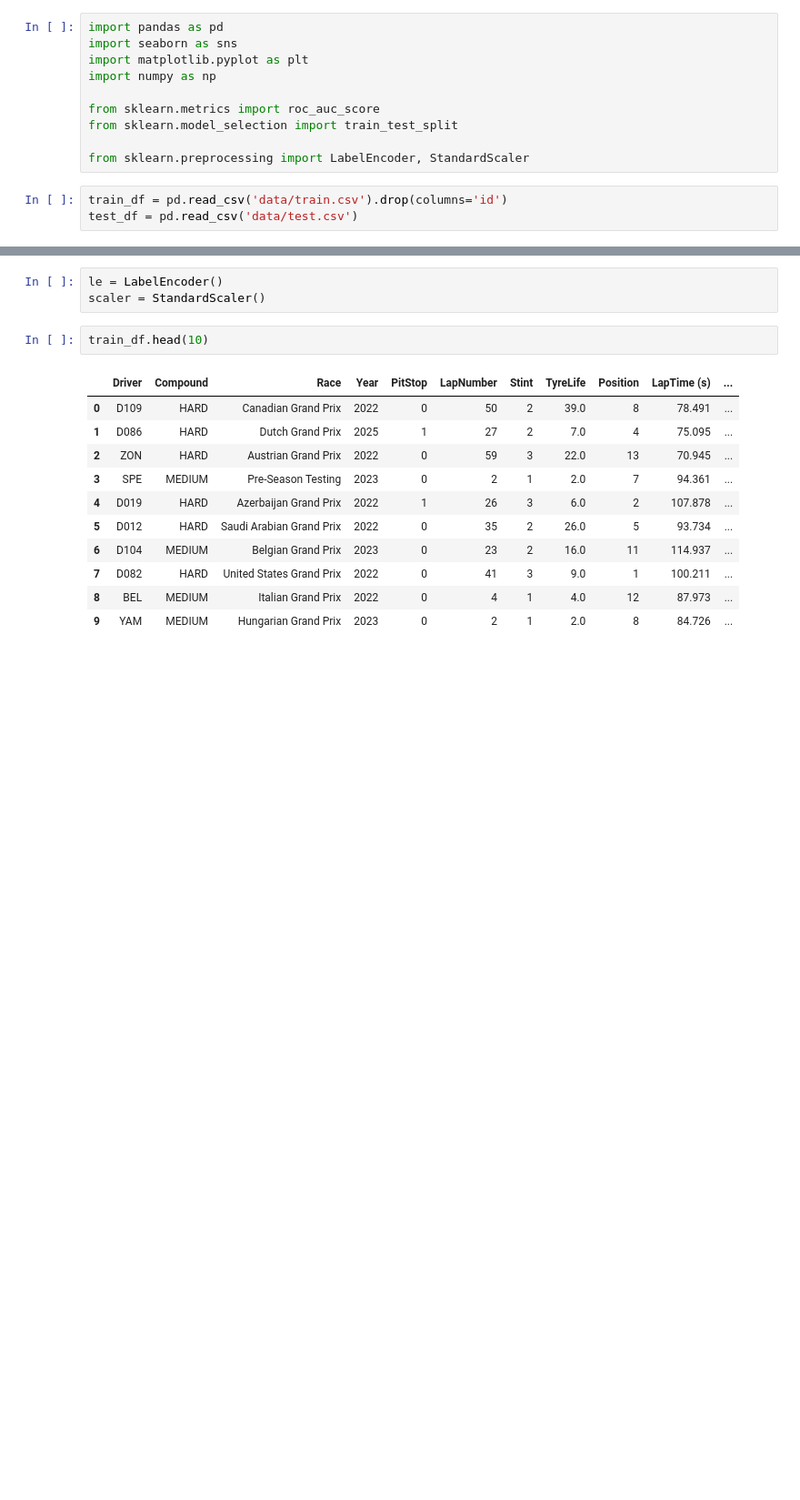
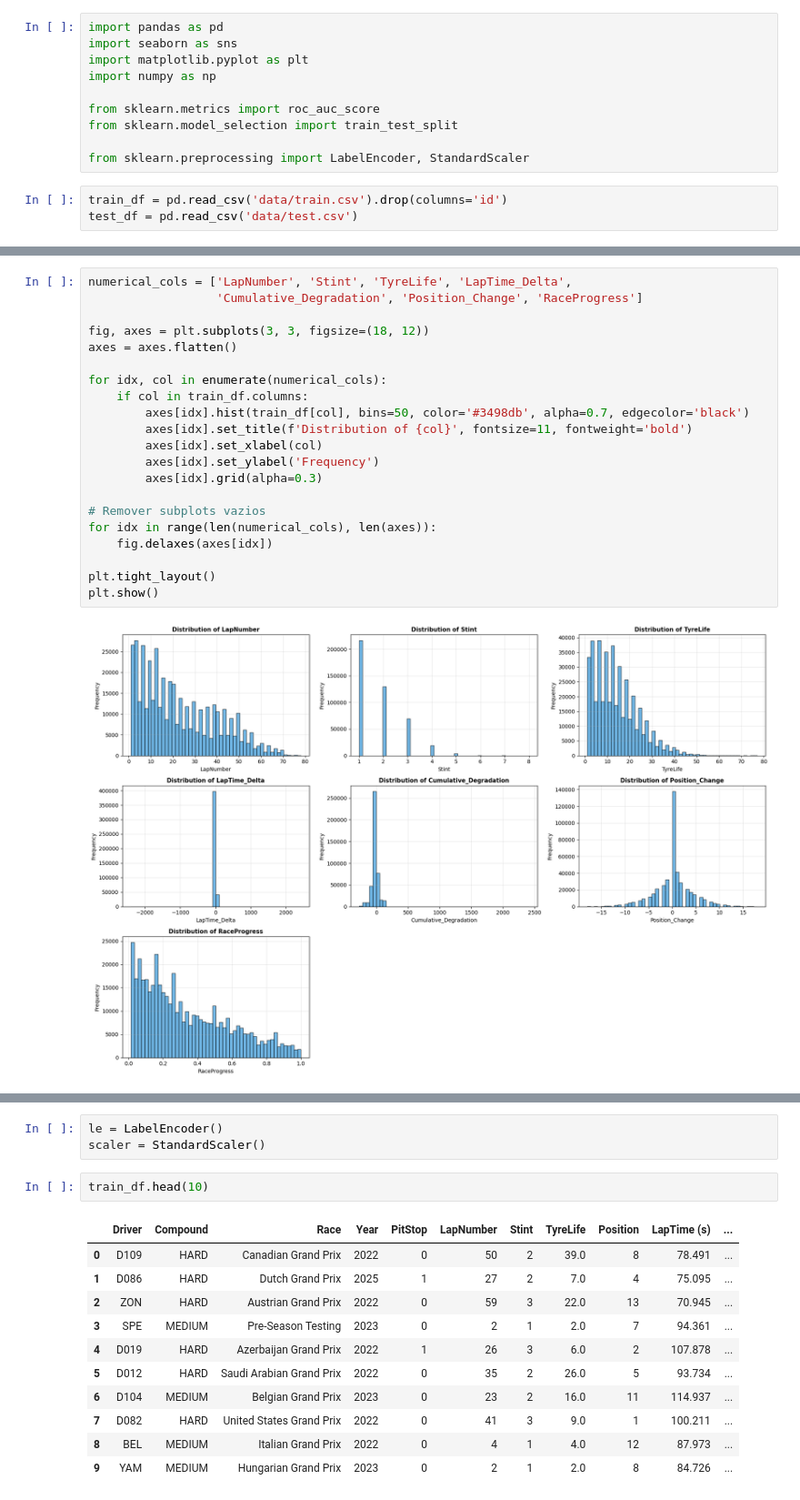
Before and after one commit to jpmamededs/KagglePitStops, a Jupyter notebook: PitStops.ipynb, the cells around one changed output, grey strips where cells are left out. Shown at 91% size. Cells and saved outputs as stored; diff of their text form; blank space fills up the shorter version.

```diff
--- a/PitStops.ipynb
+++ b/PitStops.ipynb
@@ -13,0 +69,23 @@ test_df = pd.read_csv('data/test.csv')
+# %%
+numerical_cols = ['LapNumber', 'Stint', 'TyreLife', 'LapTime_Delta',
+                  'Cumulative_Degradation', 'Position_Change', 'RaceProgress']
+
+fig, axes = plt.subplots(3, 3, figsize=(18, 12))
+axes = axes.flatten()
+
+for idx, col in enumerate(numerical_cols):
+    if col in train_df.columns:
+        axes[idx].hist(train_df[col], bins=50, color='#3498db', alpha=0.7, edgecolor='black')
+        axes[idx].set_title(f'Distribution of {col}', fontsize=11, fontweight='bold')
+        axes[idx].set_xlabel(col)
+        axes[idx].set_ylabel('Frequency')
+        axes[idx].grid(alpha=0.3)
+
+# Remover subplots vazios
+for idx in range(len(numerical_cols), len(axes)):
+    fig.delaxes(axes[idx])
+
+plt.tight_layout()
+plt.show()
+# %% [output]
+[figure, added]
```
Also changed, not shown: parts of 29 cells of this notebook, 6 other files.
